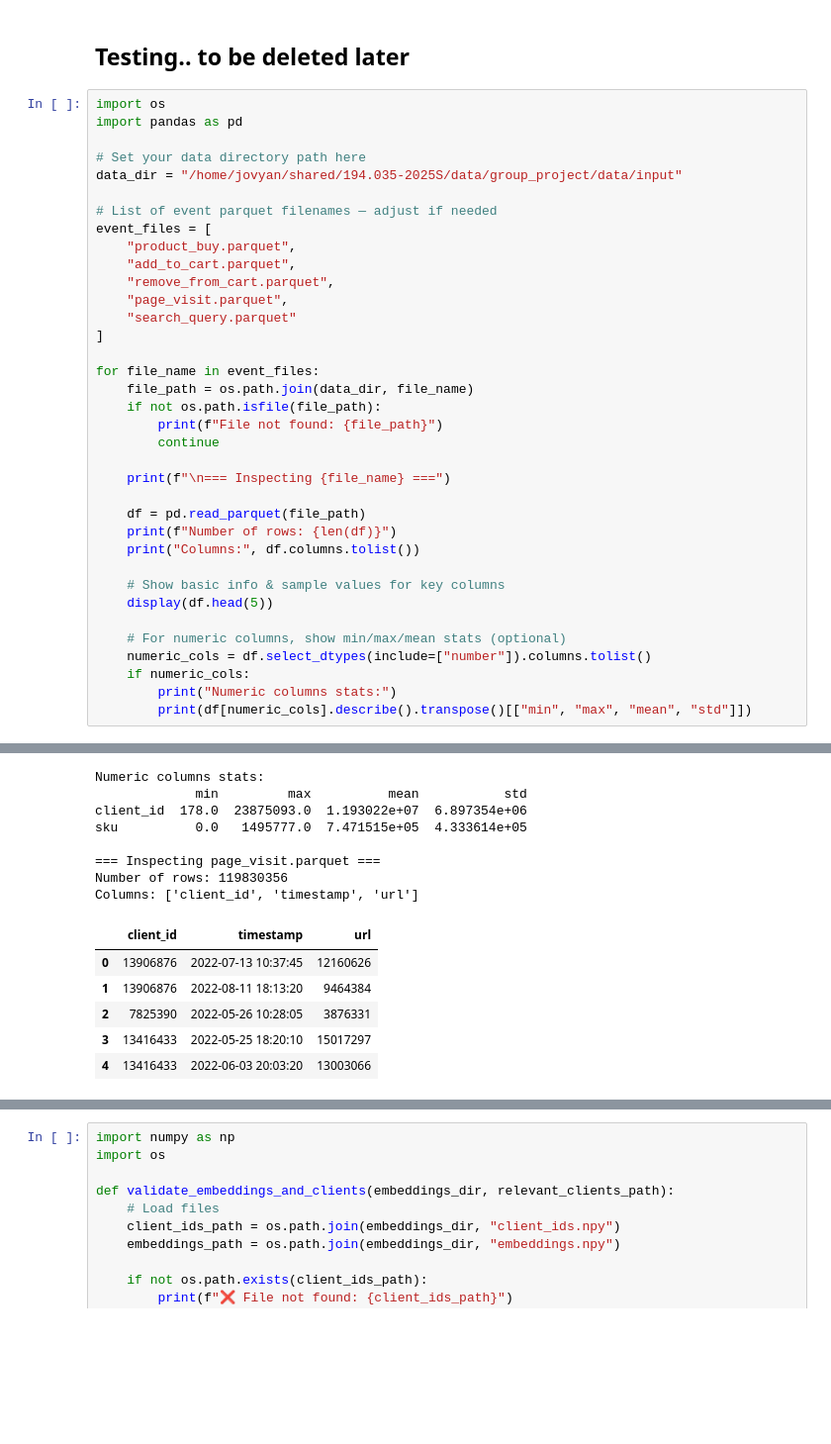
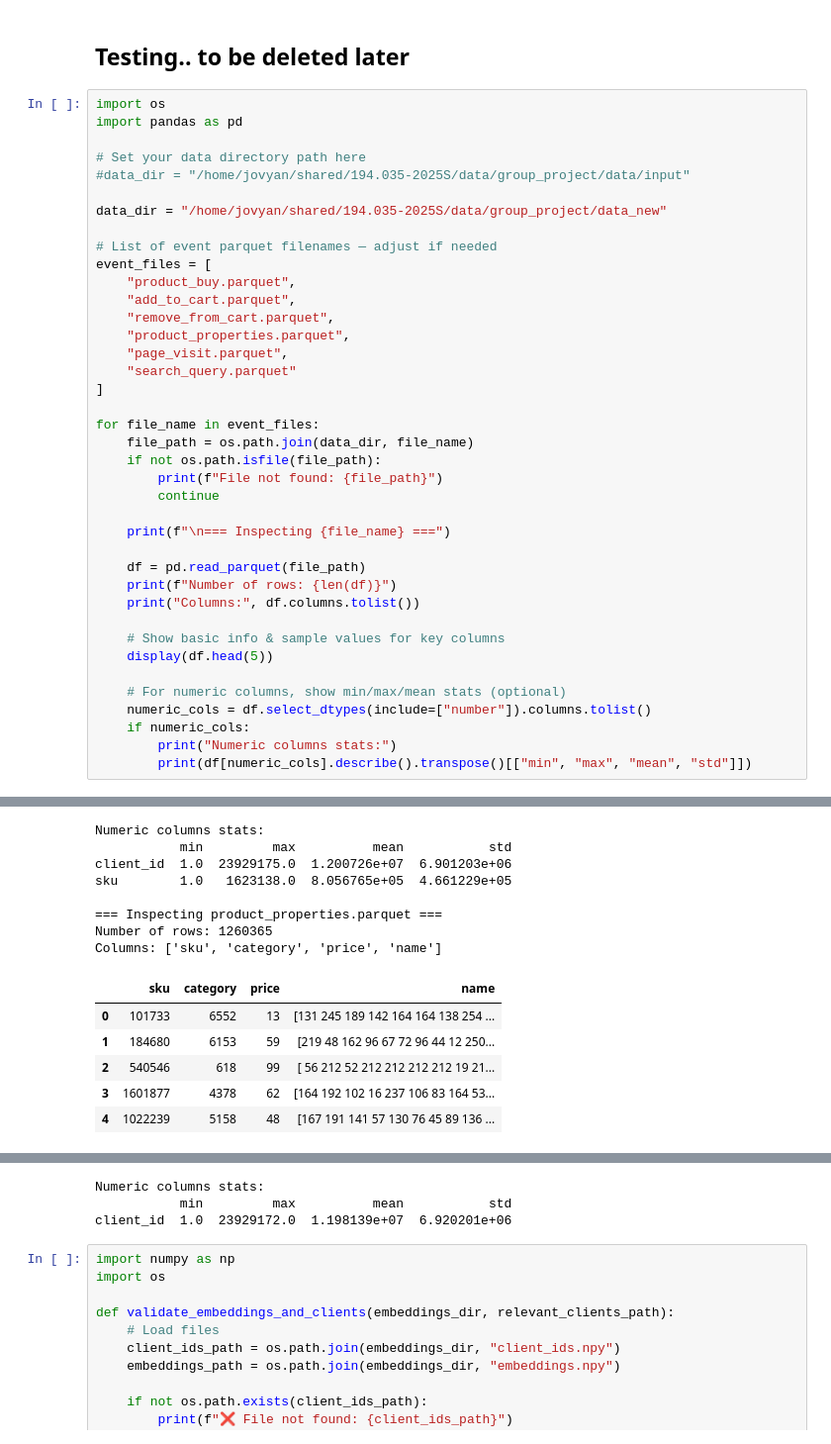
Before and after one commit to kitzbergerg/RecSys-Challenge-2025, a Jupyter notebook: Ibrar.ipynb, the cells around one changed output, grey strips where cells are left out. Shown at 99% size. Saved outputs shown, nothing was run; the diff lists cells and outputs as text; blank space fills up the shorter version.

```diff
--- a/Ibrar.ipynb
+++ b/Ibrar.ipynb
@@ -177,13 +177,16 @@ import os
 import pandas as pd
 
 # Set your data directory path here
-data_dir = "/home/jovyan/shared/194.035-2025S/data/group_project/data/input"
+#data_dir = "/home/jovyan/shared/194.035-2025S/data/group_project/data/input"
+
+data_dir = "/home/jovyan/shared/194.035-2025S/data/group_project/data_new"
 
 # List of event parquet filenames — adjust if needed
 event_files = [
     "product_buy.parquet",
     "add_to_cart.parquet",
     "remove_from_cart.parquet",
+    "product_properties.parquet",
     "page_visit.parquet",
     "search_query.parquet"
 ]
@@ -249,15 +252,15 @@ Columns: ['client_id', 'timestamp', 'sku']
 Numeric columns stats:
-             min         max          mean           std
-client_id  178.0  23875093.0  1.193022e+07  6.897354e+06
-sku          0.0   1495777.0  7.471515e+05  4.333614e+05
+           min         max          mean           std
+client_id  1.0  23929175.0  1.200726e+07  6.901203e+06
+sku        1.0   1623138.0  8.056765e+05  4.661229e+05
 
-=== Inspecting page_visit.parquet ===
-Number of rows: 119830356
-Columns: ['client_id', 'timestamp', 'url']
+=== Inspecting product_properties.parquet ===
+Number of rows: 1260365
+Columns: ['sku', 'category', 'price', 'name']
-|  | client_id | timestamp | url |
-| 0 | 13906876 | 2022-07-13 10:37:45 | 12160626 |
-| 1 | 13906876 | 2022-08-11 18:13:20 | 9464384 |
-| 2 | 7825390 | 2022-05-26 10:28:05 | 3876331 |
-| 3 | 13416433 | 2022-05-25 18:20:10 | 15017297 |
-| 4 | 13416433 | 2022-06-03 20:03:20 | 13003066 |
+|  | sku | category | price | name |
+| 0 | 101733 | 6552 | 13 | [131 245 189 142 164 164 138 254 ... |
+| 1 | 184680 | 6153 | 59 | [219 48 162 96 67 72 96 44 12 250... |
+| 2 | 540546 | 618 | 99 | [ 56 212 52 212 212 212 212 19 21... |
+| 3 | 1601877 | 4378 | 62 | [164 192 102 16 237 106 83 164 53... |
+| 4 | 1022239 | 5158 | 48 | [167 191 141 57 130 76 45 89 136 ... |
 Numeric columns stats:
@@ -280,3 +295,6 @@ client_id  61.0  23875194.0  1.195644e+07  6.894571e+06
+Numeric columns stats:
+           min         max          mean           std
+client_id  1.0  23929172.0  1.198139e+07  6.920201e+06
 # %%
 import numpy as np
 import os
```
Also changed, not shown: parts of 4 cells of this notebook, 2 other files.
